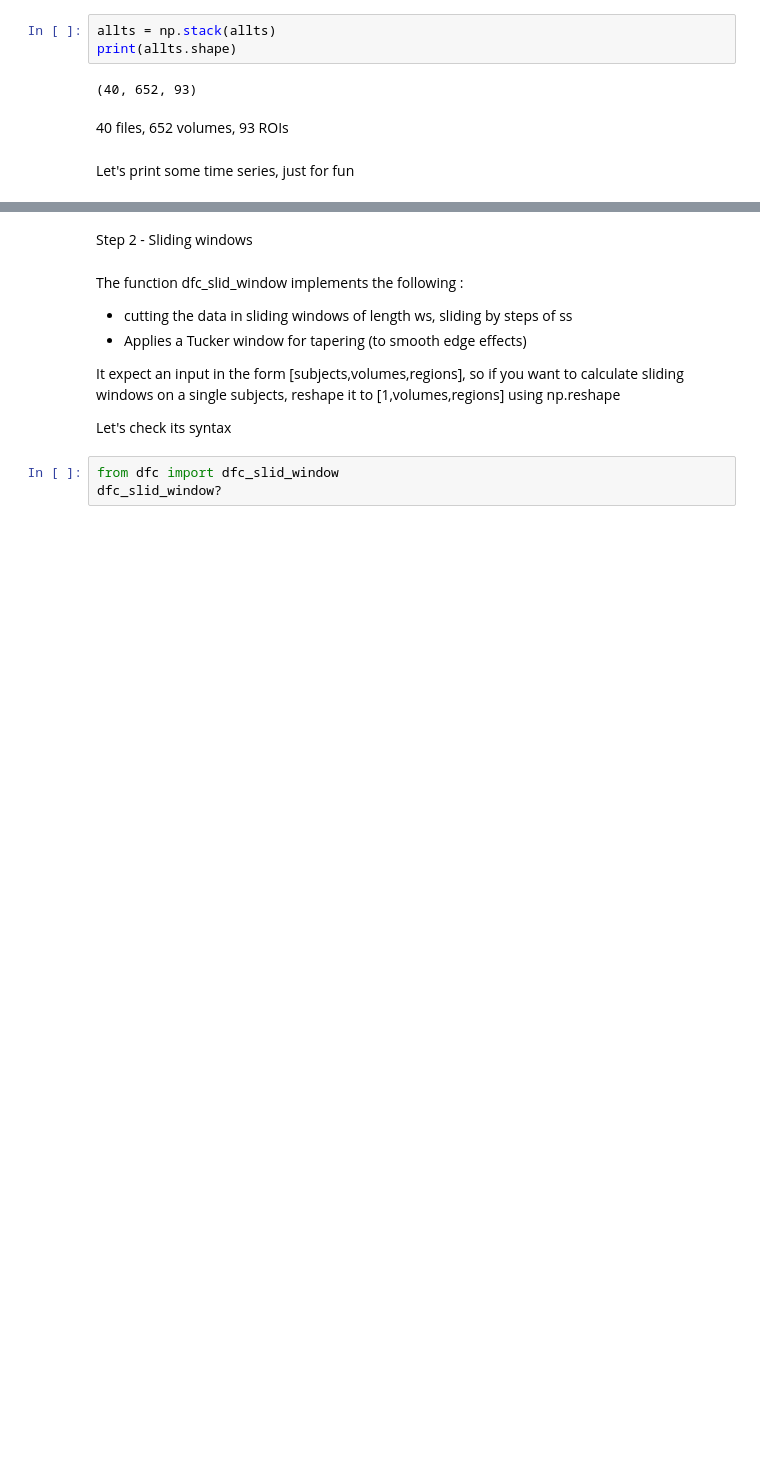
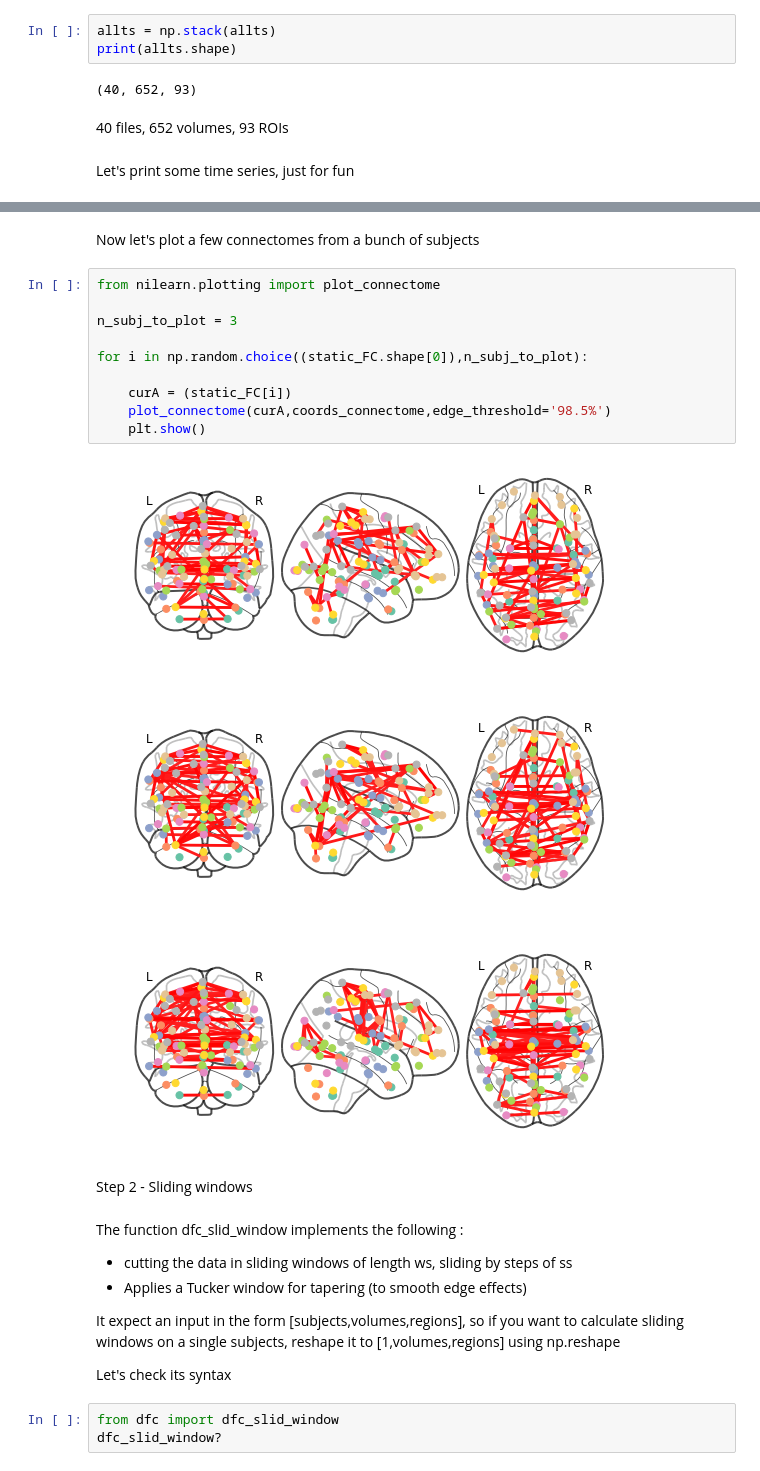
Before and after one commit to majdabd/ADBN, a Jupyter notebook: GettingStarted.ipynb, the cells around one changed output, grey strips where cells are left out. Saved outputs shown, nothing was run; the diff lists cells and outputs as text; blank space fills up the shorter version.

```diff
--- a/GettingStarted.ipynb
+++ b/GettingStarted.ipynb
@@ -70,3 +134,19 @@ plt.plot(allts[subject,:,3:7]) ## rois 3 to 7
+# %% [markdown]
+Now let's plot a few connectomes from a bunch of subjects
+# %%
+from nilearn.plotting import plot_connectome
+
+n_subj_to_plot = 3
+
+for i in np.random.choice((static_FC.shape[0]),n_subj_to_plot):
+
+    curA = (static_FC[i])
+    plot_connectome(curA,coords_connectome,edge_threshold='98.5%')
+    plt.show()
+# %% [output]
+[figure, added]
+[figure, added]
+[figure, added]
 # %% [markdown]
 Step 2 - Sliding windows
 # %% [markdown]
```
Also changed, not shown: parts of 19 cells of this notebook.
